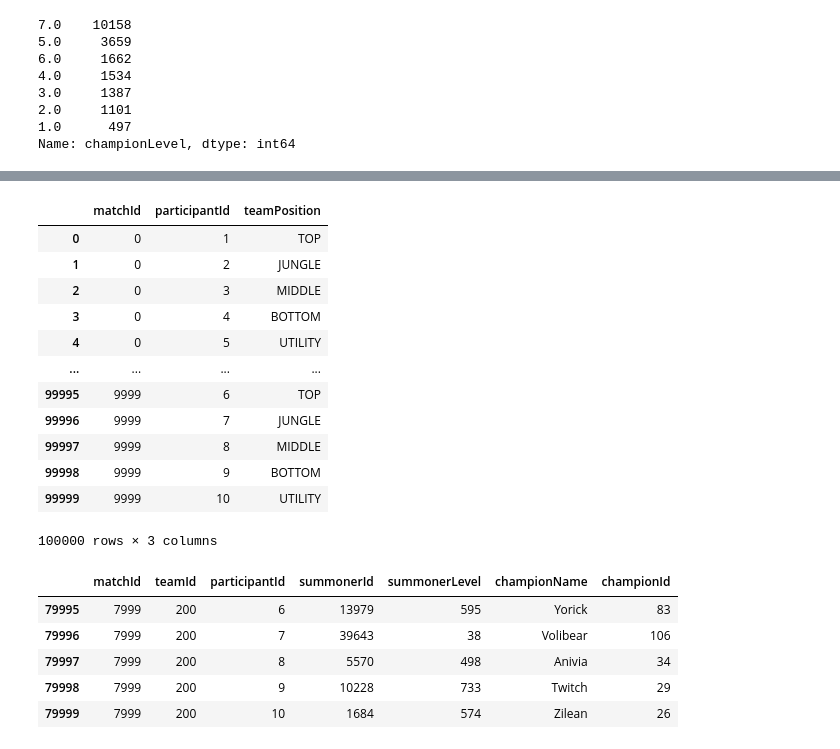
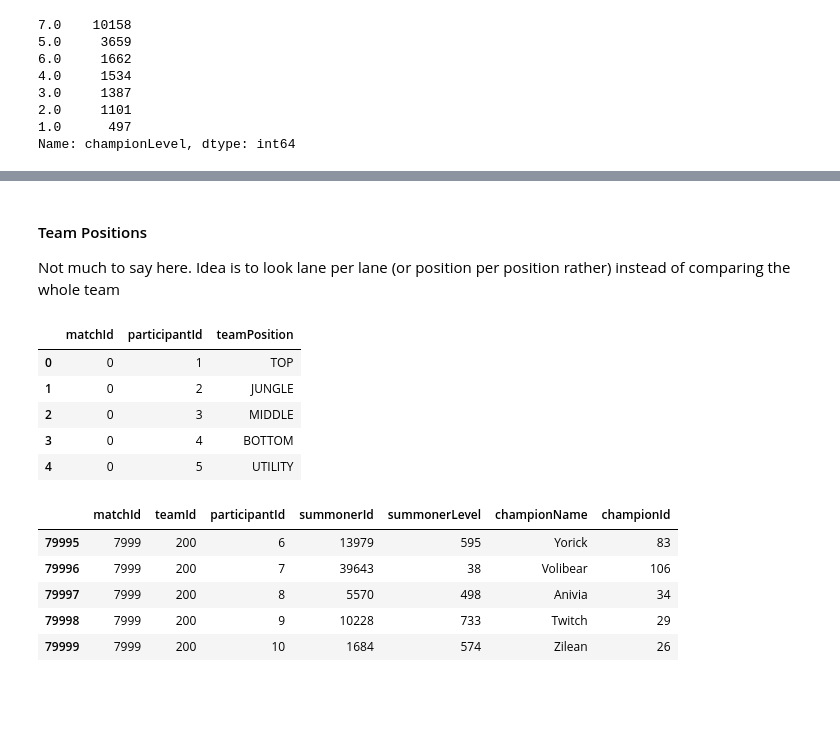
Before and after one commit to nss-data-science-cohort-6/kaggle_lol-elden-ring, a Jupyter notebook: notebooks/data_exploration.ipynb, the cells around one changed output, grey strips where cells are left out. Drawn from its saved outputs; the diff is of its cells as text; code cells hidden in the pictures; blank space fills up the shorter version.

```diff
--- a/notebooks/data_exploration.ipynb
+++ b/notebooks/data_exploration.ipynb
@@ -111,19 +120,16 @@ X_train_champion[['info.attack', 'info.defense', 'info.magic', 'info.difficulty'
+# %% [markdown]
+#### Team Positions
+
+Not much to say here. Idea is to look lane per lane (or position per position rather) instead of comparing the whole team
 # %%
-team_positions
+team_positions.head()
 # %% [output]
 |  | matchId | participantId | teamPosition |
 | 0 | 0 | 1 | TOP |
 | 1 | 0 | 2 | JUNGLE |
 | 2 | 0 | 3 | MIDDLE |
 | 3 | 0 | 4 | BOTTOM |
 | 4 | 0 | 5 | UTILITY |
-| ... | ... | ... | ... |
-| 99995 | 9999 | 6 | TOP |
-| 99996 | 9999 | 7 | JUNGLE |
-| 99997 | 9999 | 8 | MIDDLE |
-| 99998 | 9999 | 9 | BOTTOM |
-| 99999 | 9999 | 10 | UTILITY |
-100000 rows × 3 columns
 # %%
 X_train.tail()
 # %% [output]
```
Also changed, not shown: parts of 41 cells of this notebook, 2 other files.
